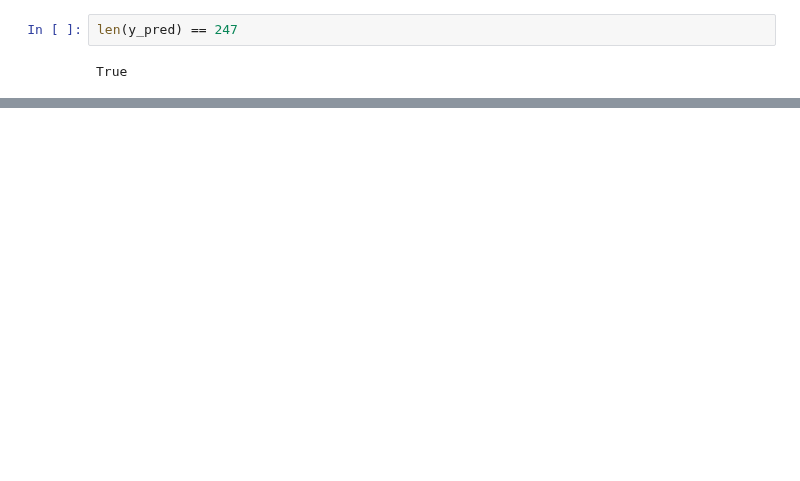
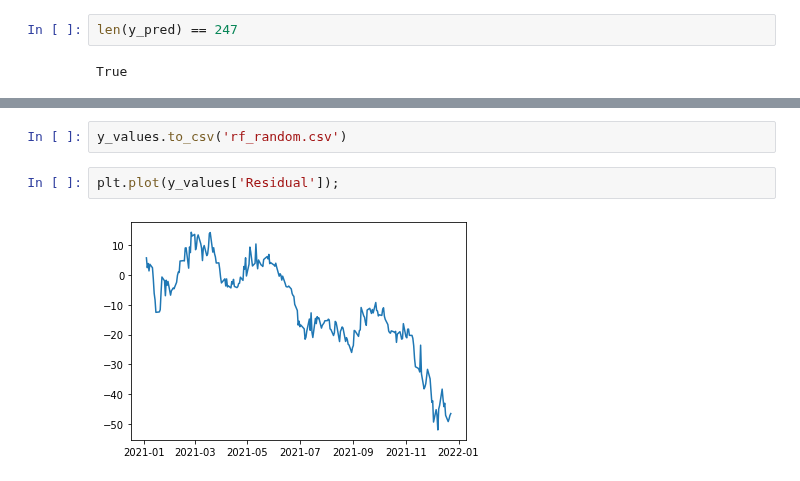
Before and after one commit to ivanlimsy/iOracle, a Jupyter notebook: notebooks/iOracle Random Forest Regressor - Brendan.ipynb, the cells around one changed output, grey strips where cells are left out. Drawn from its saved outputs; the diff is of its cells as text; blank space fills up the shorter version.

```diff
--- a/notebooks/iOracle Random Forest Regressor - Brendan.ipynb
+++ b/notebooks/iOracle Random Forest Regressor - Brendan.ipynb
@@ -291 +296,7 @@ y_values
 247 rows × 3 columns
+# %%
+y_values.to_csv('rf_random.csv')
+# %%
+plt.plot(y_values['Residual']);
+# %% [output]
+[figure, added]
```
Also changed, not shown: parts of 19 cells of this notebook.
